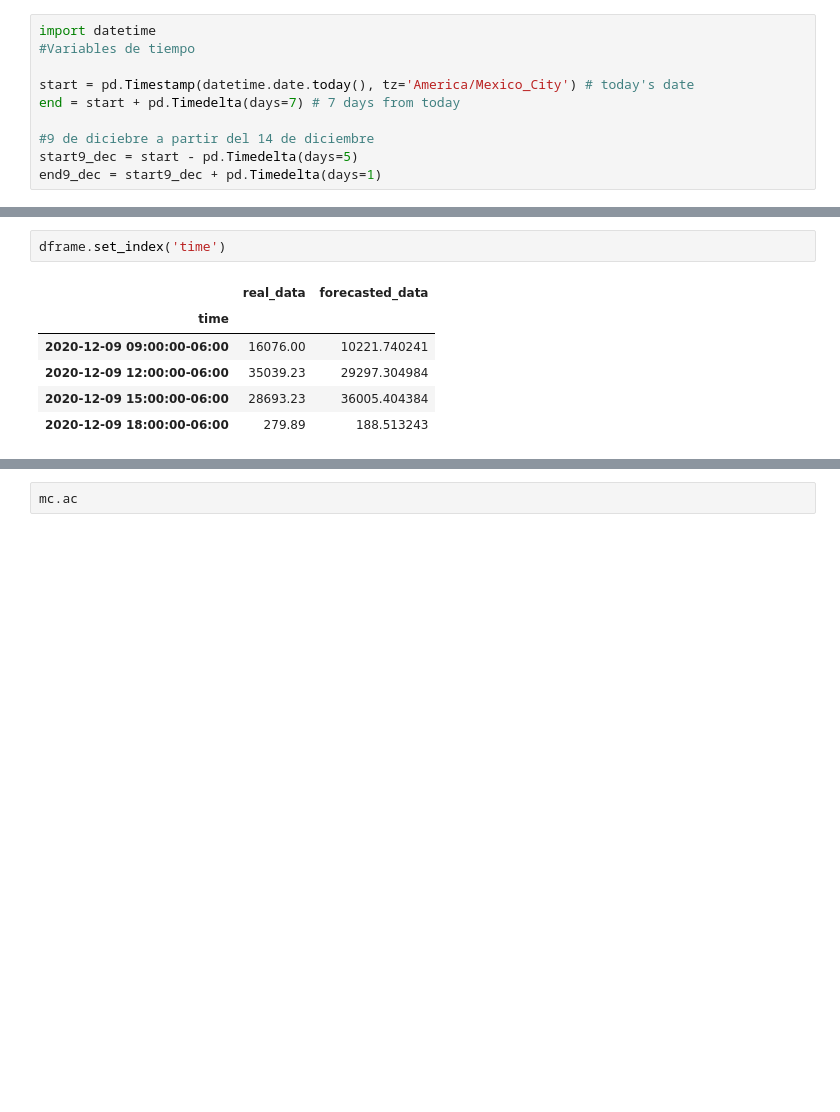
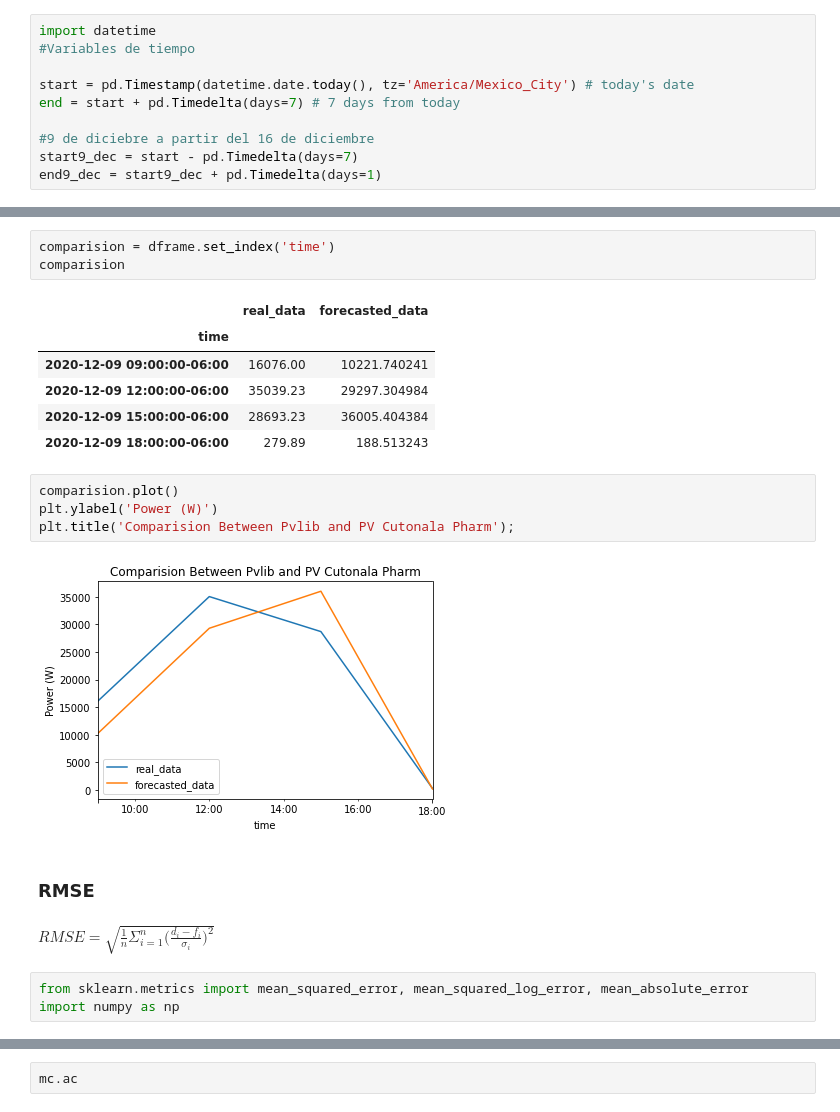
Before and after one commit to Vesino/pvlib_tesis, a Jupyter notebook: ModelChain.ipynb, the cells around one changed output, grey strips where cells are left out. Cells and saved outputs as stored; diff of their text form; blank space fills up the shorter version.

Commit message:
Graficas e indices de error dec9

```diff
--- a/ModelChain.ipynb
+++ b/ModelChain.ipynb
@@ -99,8 +99,8 @@ import datetime
 start = pd.Timestamp(datetime.date.today(), tz='America/Mexico_City') # today's date
 end = start + pd.Timedelta(days=7) # 7 days from today
 
-#9 de diciebre a partir del 14 de diciembre
-start9_dec = start - pd.Timedelta(days=5)
+#9 de diciebre a partir del 16 de diciembre
+start9_dec = start - pd.Timedelta(days=7)
 end9_dec = start9_dec + pd.Timedelta(days=1)
 # %%
 start9_dec
@@ -238,7 +238,8 @@ dframe
 | 2 | 2020-12-09 15:00:00-06:00 | 28693.23 | 36005.404384 |
 | 3 | 2020-12-09 18:00:00-06:00 | 279.89 | 188.513243 |
 # %%
-dframe.set_index('time')
+comparision = dframe.set_index('time')
+comparision
 # %% [output]
 |  | real_data | forecasted_data |
 | time |  |  |
@@ -246,3 +247,16 @@ dframe.set_index('time')
 | 2020-12-09 12:00:00-06:00 | 35039.23 | 29297.304984 |
 | 2020-12-09 15:00:00-06:00 | 28693.23 | 36005.404384 |
 | 2020-12-09 18:00:00-06:00 | 279.89 | 188.513243 |
+# %%
+comparision.plot()
+plt.ylabel('Power (W)')
+plt.title('Comparision Between Pvlib and PV Cutonala Pharm');
+# %% [output]
+[figure, added]
+# %% [markdown]
+### RMSE
+# %% [markdown]
+$  RMSE = \sqrt{\frac{1}{n}\Sigma_{i=1}^{n}{\Big(\frac{d_i -f_i}{\sigma_i}\Big)^2}} $
+# %%
+from sklearn.metrics import mean_squared_error, mean_squared_log_error, mean_absolute_error
+import numpy as np
```
Also changed, not shown: parts of 3 cells of this notebook, 17 other files.
